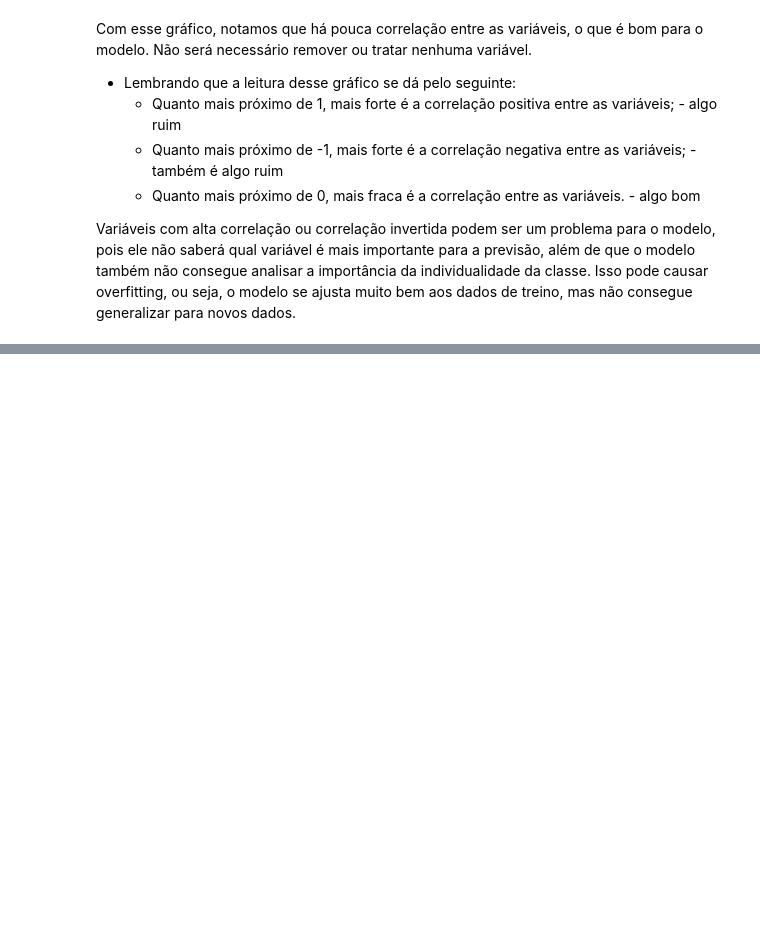
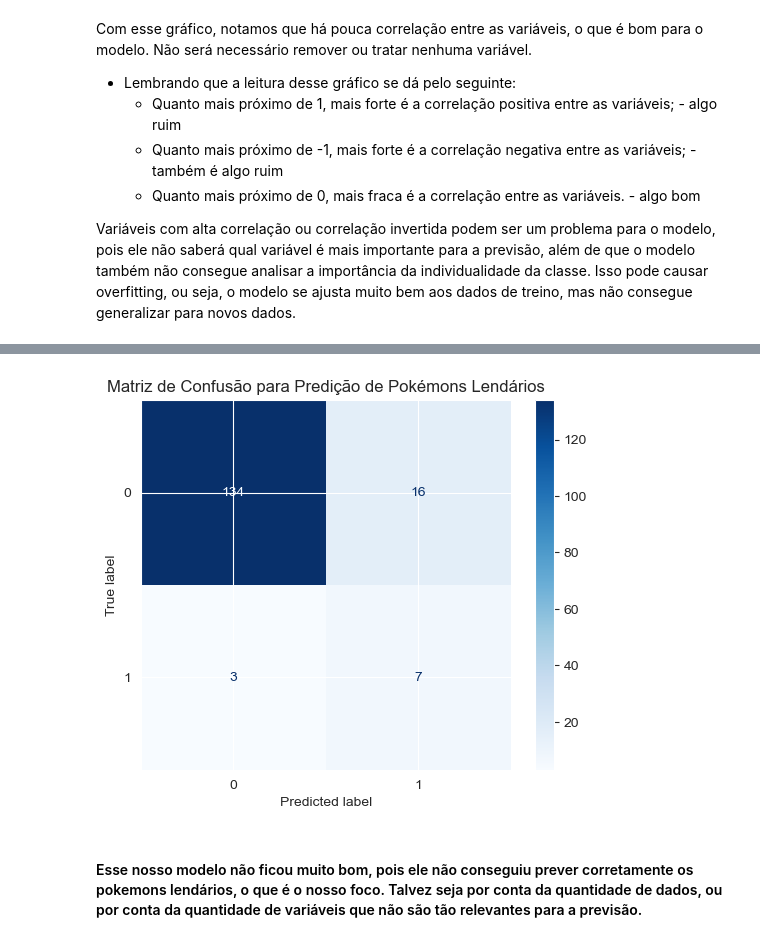
Before and after one commit to Projecs-UAM/DataMon, a Jupyter notebook: main.ipynb, the cells around one changed output, grey strips where cells are left out. Cells and saved outputs as stored; diff of their text form; code cells hidden in the pictures; blank space fills up the shorter version.

```diff
--- a/main.ipynb
+++ b/main.ipynb
@@ -458,0 +356,3 @@ plt.show()
+# %%
+# Aqui será usada a árvore de decisão (DecisionTree) para fazer a classificação dos pokemons lendários e não lendários.
+clf = DecisionTreeClassifier(random_state=42)
@@ -458,0 +363,14 @@ plt.show()
+# %%
+y_pred = clf.predict(X_test) # Faz a previsão do modelo com os dados de teste.
+# %%
+cm = confusion_matrix(y_test, y_pred) # Calcula a matriz de confusão
+
+# Exibir a matriz de confusão
+disp = ConfusionMatrixDisplay(confusion_matrix=cm, display_labels=clf.classes_)
+disp.plot(cmap=plt.cm.Blues)
+plt.title('Matriz de Confusão para Predição de Pokémons Lendários')
+plt.show()
+# %% [output]
+[figure, added]
+# %% [markdown]
+#### Esse nosso modelo não ficou muito bom, pois ele não conseguiu prever corretamente os pokemons lendários, o que é o nosso foco. Talvez seja por conta da quantidade de dados, ou por conta da quantidade de variáveis que não são tão relevantes para a previsão.
```
Also changed, not shown: parts of 42 cells of this notebook.
